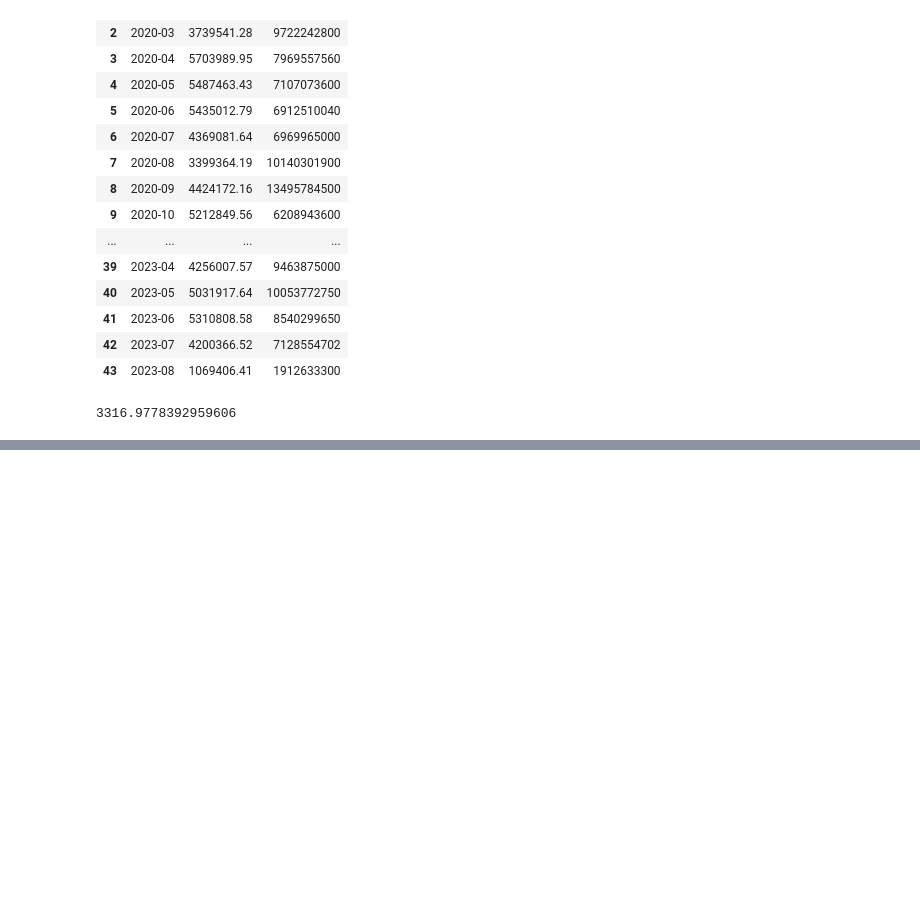
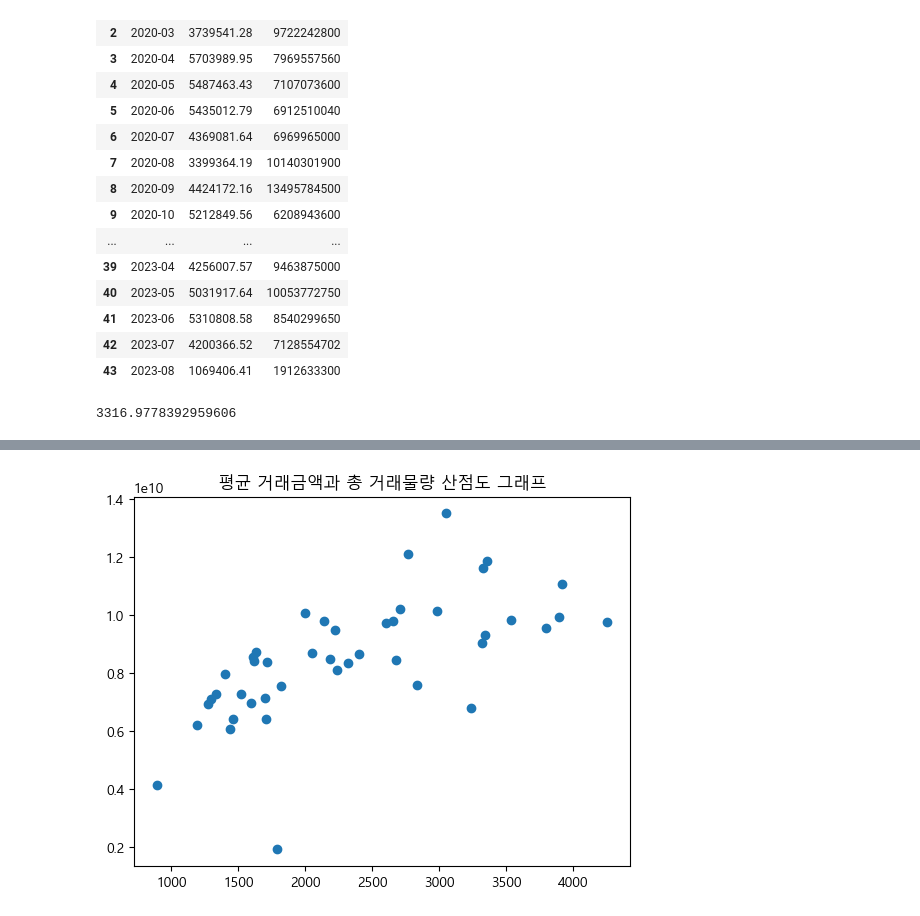
Before and after one commit to initbtn/big_project, a Jupyter notebook: data_refine.ipynb, the cells around one changed output, grey strips where cells are left out. Cells and saved outputs as stored; diff of their text form; code cells hidden in the pictures; blank space fills up the shorter version.

```diff
--- a/data_refine.ipynb
+++ b/data_refine.ipynb
@@ -118,0 +122,7 @@ seoul_df.to_csv('data/일단 다시 정제.csv', index=False, encoding='UTF-8')
+# %%
+plt.scatter(seoul_df['평균거래금액'], seoul_df['총거래금액'])
+plt.title('평균 거래금액과 총 거래물량 산점도 그래프')
+plt.savefig('data/평균 거래금액과 총거래금액 산점도 그래프.png')
+plt.show()
+# %% [output]
+[figure, added]
```
Also changed, not shown: parts of 4 cells of this notebook, 17 other files.
